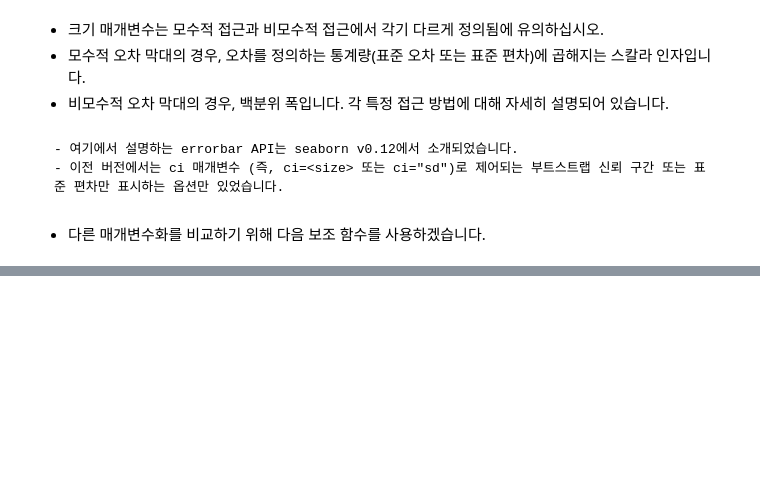
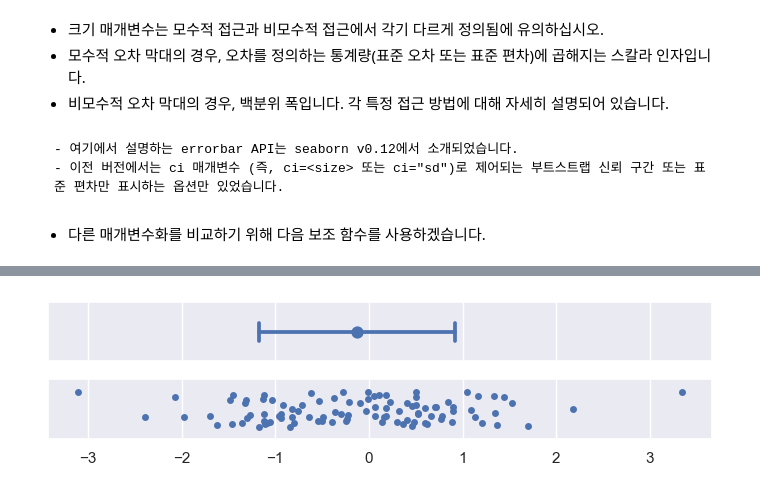
Before and after one commit to kinghy00/Seaborn-Tutorial, a Jupyter notebook: Statistical_estimation_and_error_bars.ipynb, the cells around one changed output, grey strips where cells are left out. Drawn from its saved outputs; the diff is of its cells as text; code cells hidden in the pictures; blank space fills up the shorter version.

```diff
--- a/Statistical_estimation_and_error_bars.ipynb
+++ b/Statistical_estimation_and_error_bars.ipynb
@@ -59,0 +71,4 @@ def plot_errorbars(arg, **kws):
+# %%
+plot_errorbars("sd")
+# %% [output]
+[figure, added]
```
Also changed, not shown: parts of 8 cells of this notebook.
